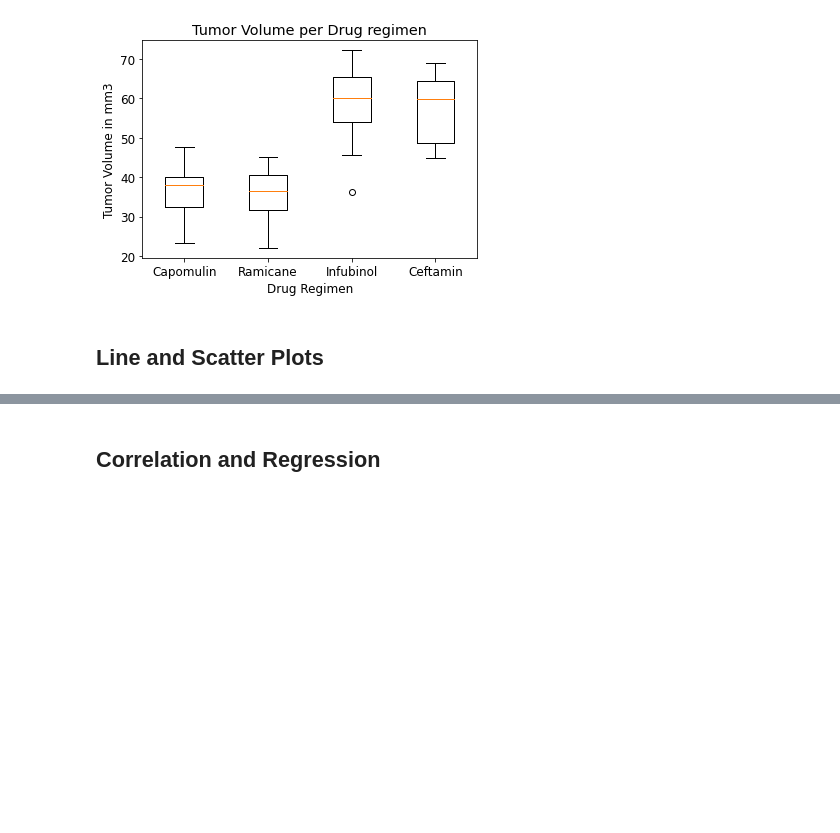
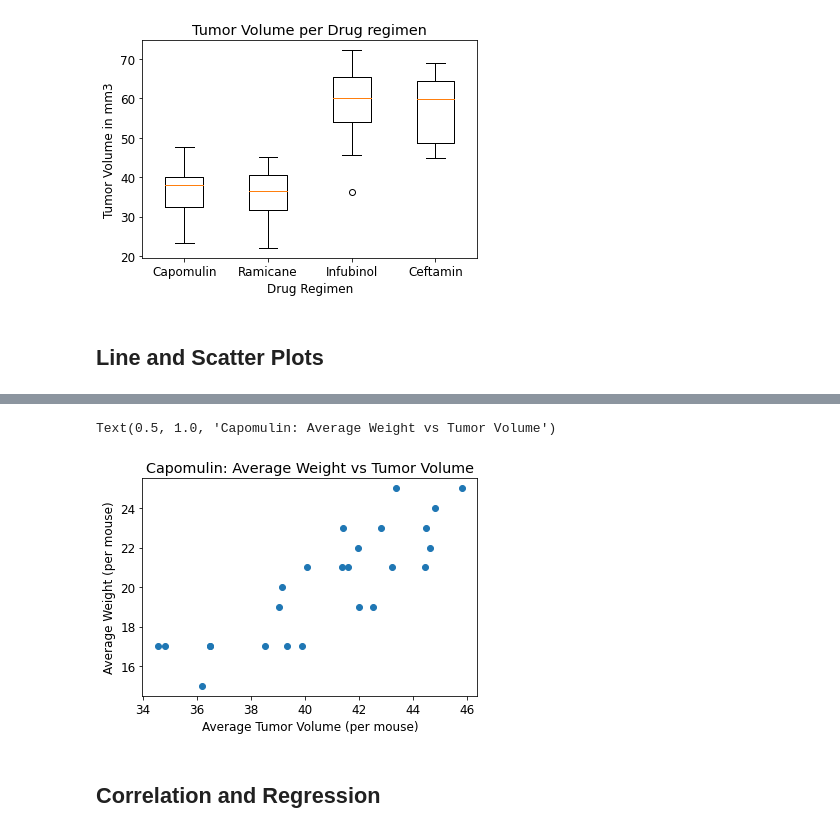
Before and after one commit to kwajpaige/Pymaceuticals3, a Jupyter notebook: PS_pymaceuticals_starter_2.2021.ipynb, the cells around one changed output, grey strips where cells are left out. Cells and saved outputs as stored; diff of their text form; code cells hidden in the pictures; blank space fills up the shorter version.

```diff
--- a/PS_pymaceuticals_starter_2.2021.ipynb
+++ b/PS_pymaceuticals_starter_2.2021.ipynb
@@ -273,3 +288,18 @@ Text(0.5, 1.0, 'Tumor Volume per Drug regimen')
+# %%
+# Generate a scatter plot of average tumor volume vs. mouse weight for the Capomulin regimen
+avg_tumor_volume = Capomulin.groupby(['Mouse ID'])['Tumor Volume (mm3)'].mean()
+avg_mouse_weight = Capomulin.groupby(['Mouse ID'])['Weight (g)'].mean()
+
+x_axis = avg_tumor_volume
+y_axis = avg_mouse_weight
+
+plt.scatter(x_axis, y_axis)
+plt.xlabel('Average Tumor Volume (per mouse)')
+plt.ylabel('Average Weight (per mouse)')
+plt.title('Capomulin: Average Weight vs Tumor Volume')
+# %% [output]
+Text(0.5, 1.0, 'Capomulin: Average Weight vs Tumor Volume')
+[figure, added]
 # %% [markdown]
 ## Correlation and Regression
 # %%
```
Also changed, not shown: parts of 3 cells of this notebook.
